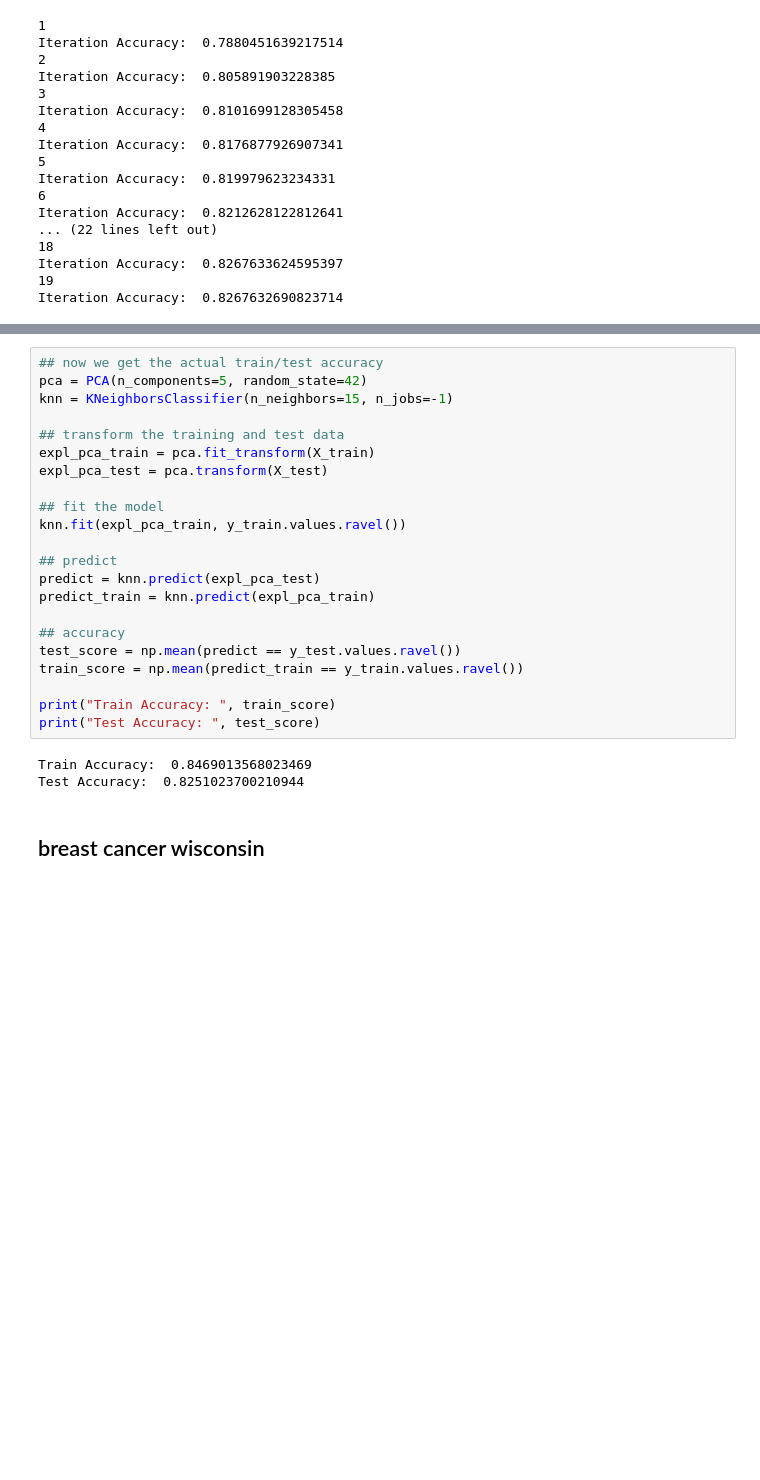
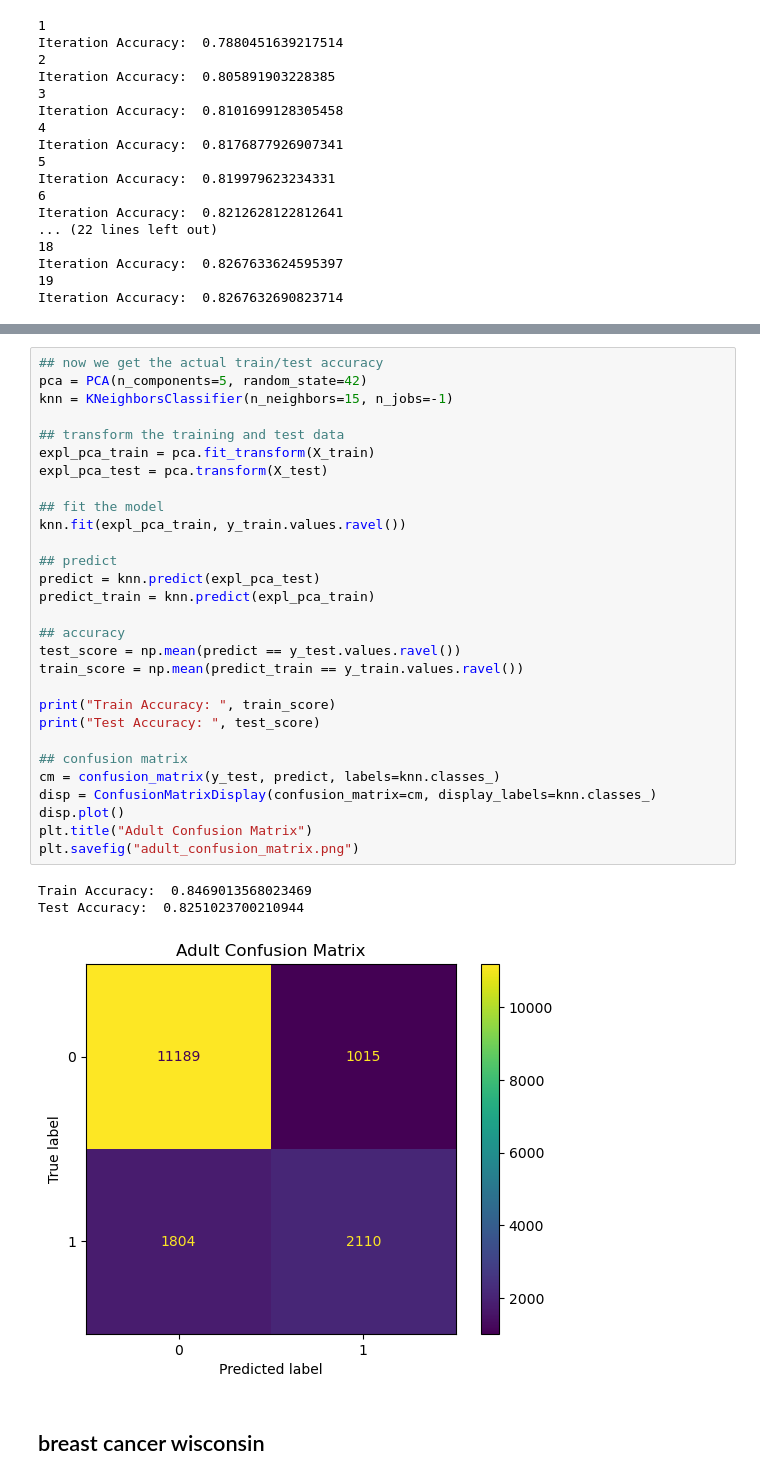
Before and after one commit to jsl339/CLR_Project, a Jupyter notebook: JLelandCode/Full_Run_KNN.ipynb, the cells around one changed output, grey strips where cells are left out. Saved outputs shown, nothing was run; the diff lists cells and outputs as text; blank space fills up the shorter version.

Commit message:
Add files via upload
Just added Confusion matrix

```diff
--- a/JLelandCode/Full_Run_KNN.ipynb
+++ b/JLelandCode/Full_Run_KNN.ipynb
@@ -154,28 +165,36 @@ plt.show()
 # %%
 ## now we get the actual train/test accuracy
 pca = PCA(n_components=5, random_state=42)
 knn = KNeighborsClassifier(n_neighbors=15, n_jobs=-1)
 
 ## transform the training and test data
 expl_pca_train = pca.fit_transform(X_train)
 expl_pca_test = pca.transform(X_test)
 
 ## fit the model
 knn.fit(expl_pca_train, y_train.values.ravel())
 
 ## predict
 predict = knn.predict(expl_pca_test)
 predict_train = knn.predict(expl_pca_train)
 
 ## accuracy
 test_score = np.mean(predict == y_test.values.ravel())
 train_score = np.mean(predict_train == y_train.values.ravel())
 
 print("Train Accuracy: ", train_score)
 print("Test Accuracy: ", test_score)
+
+## confusion matrix
+cm = confusion_matrix(y_test, predict, labels=knn.classes_)
+disp = ConfusionMatrixDisplay(confusion_matrix=cm, display_labels=knn.classes_)
+disp.plot()
+plt.title("Adult Confusion Matrix")
+plt.savefig("adult_confusion_matrix.png")
 # %% [output]
 Train Accuracy:  0.8469013568023469
 Test Accuracy:  0.8251023700210944
+[figure, added]
 # %% [markdown]
 ## breast cancer wisconsin
 # %%
```
Also changed, not shown: parts of 11 cells of this notebook.
